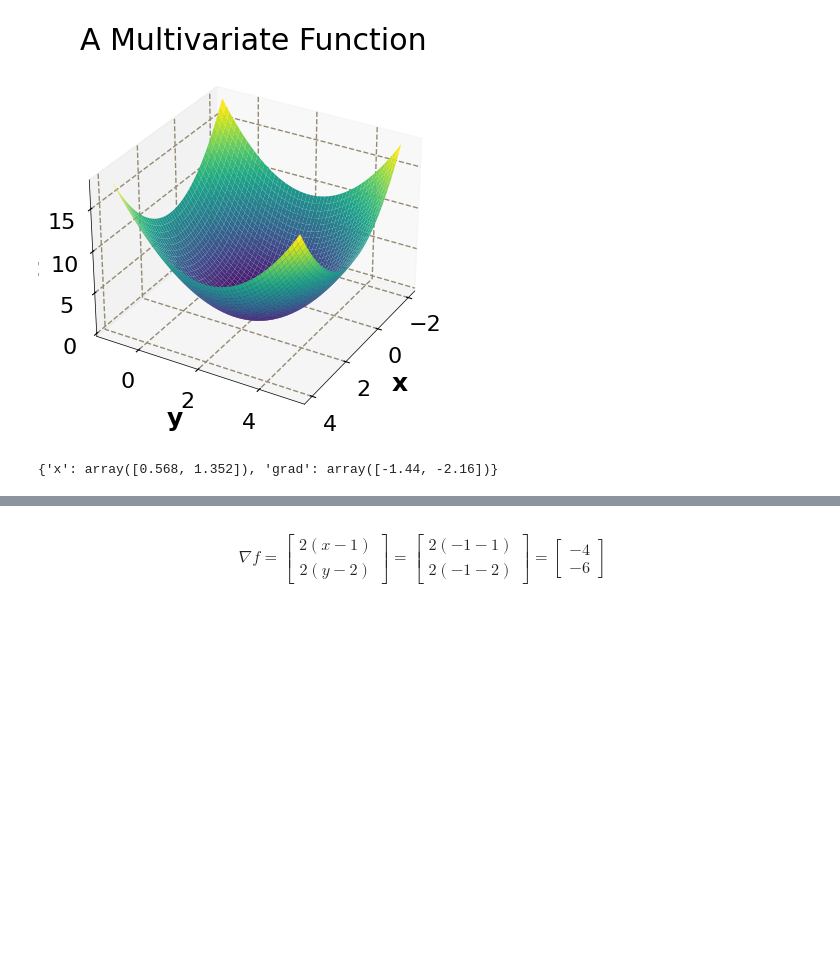
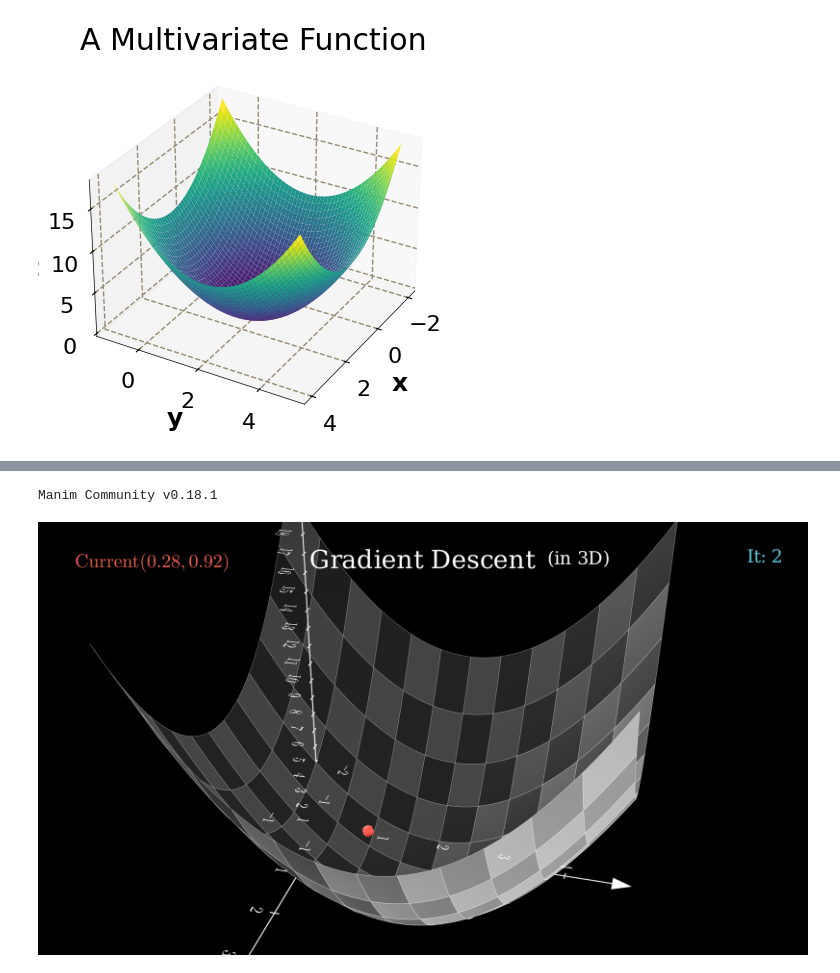
Before and after one commit to Hari31416/blog_scripts, a Jupyter notebook: gradient_descent_basics/blog_statics.ipynb, the cells around one changed output, grey strips where cells are left out. Cells and saved outputs as stored; diff of their text form; code cells hidden in the pictures; blank space fills up the shorter version.

Commit message:
create banner image and gd algorithm file

```diff
--- a/gradient_descent_basics/blog_statics.ipynb
+++ b/gradient_descent_basics/blog_statics.ipynb
@@ -649,10 +649,6 @@ Text(0.5, 0.92, 'A Multivariate Function')
 gd = GradientDescent(multi_variate_func, multi_variate_grad_func, lr=0.2, max_iter=50)
 start = np.array([-1, -1])
 x_min, history = gd.optimize(start=start, eps=1e-6)
-# %%
-history[2]
-# %% [output]
-{'x': array([0.568, 1.352]), 'grad': array([-1.44, -2.16])}
 # %%
 from tqdm.auto import tqdm
 # %%
@@ -783,13 +779,9 @@ GradientDescentScene3D
 # %% [output]
 Manim Community v0.18.1
 [interactive output not drawn]
-# %% [markdown]
-$$
-\nabla f =  \begin{bmatrix}           2(x-1) \\
-2(y-2)
-\end{bmatrix} = \begin{bmatrix}           2(-1-1) \\
-2(-1-2)
-\end{bmatrix} = \begin{bmatrix}           -4 \\
--6
-\end{bmatrix}
-$$
+# %%
+%%manim -qh -s -o banner.png GradientDescentScene3D
+GradientDescentScene3D
+# %% [output]
+Manim Community v0.18.1
+[figure, added]
```
Also changed, not shown: 2 other files.
